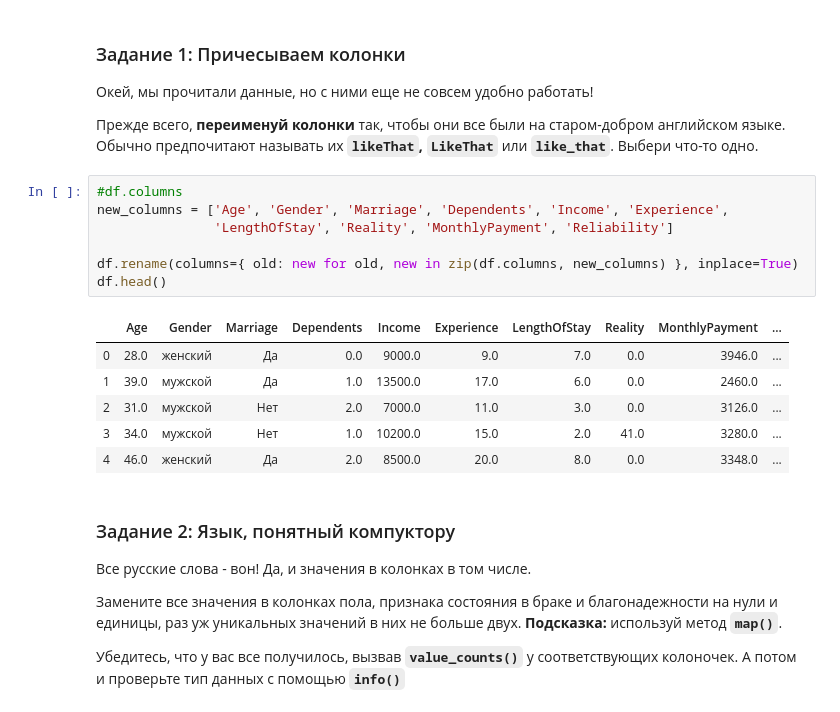
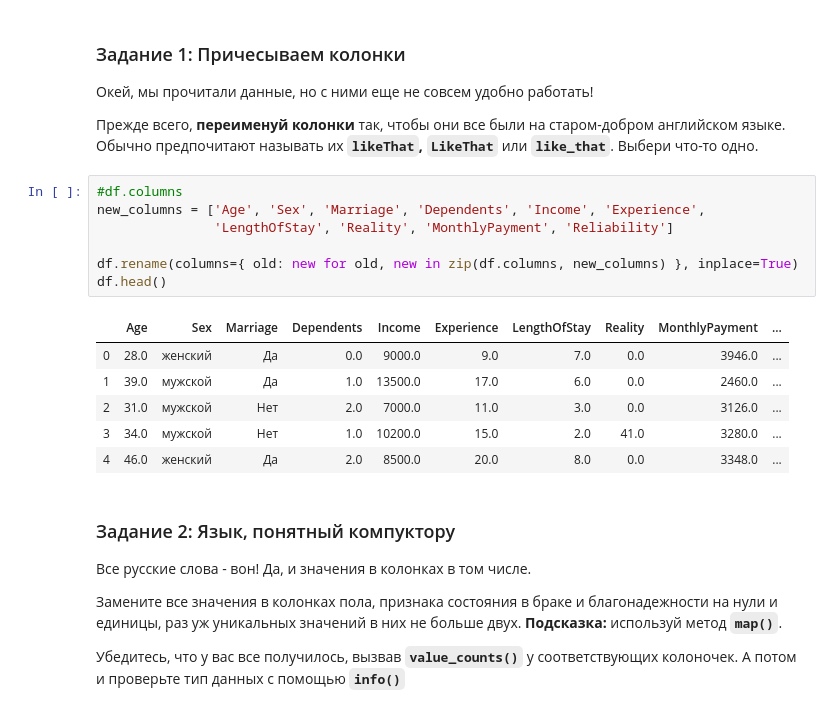
Before and after one commit to Chernysheva5/ML, a Jupyter notebook: Untitled Folder3/assignment.ipynb, the cells around one changed output. Saved outputs shown, nothing was run; the diff lists cells and outputs as text.

```diff
--- a/Untitled Folder3/assignment.ipynb
+++ b/Untitled Folder3/assignment.ipynb
@@ -26,13 +26,13 @@ df.head()
 Прежде всего, __переименуй колонки__ так, чтобы они все были на старом-добром английском языке. Обычно предпочитают называть их __`likeThat`, `LikeThat`__ или __`like_that`__. Выбери что-то одно.
 # %%
 #df.columns
-new_columns = ['Age', 'Gender', 'Marriage', 'Dependents', 'Income', 'Experience',
+new_columns = ['Age', 'Sex', 'Marriage', 'Dependents', 'Income', 'Experience',
                'LengthOfStay', 'Reality', 'MonthlyPayment', 'Reliability']
 
 df.rename(columns={ old: new for old, new in zip(df.columns, new_columns) }, inplace=True)
 df.head()
 # %% [output]
-|  | Age | Gender | Marriage | Dependents | Income | Experience | LengthOfStay | Reality | MonthlyPayment | ... |
+|  | Age | Sex | Marriage | Dependents | Income | Experience | LengthOfStay | Reality | MonthlyPayment | ... |
 | 0 | 28.0 | женский | Да | 0.0 | 9000.0 | 9.0 | 7.0 | 0.0 | 3946.0 | ... |
 | 1 | 39.0 | мужской | Да | 1.0 | 13500.0 | 17.0 | 6.0 | 0.0 | 2460.0 | ... |
 | 2 | 31.0 | мужской | Нет | 2.0 | 7000.0 | 11.0 | 3.0 | 0.0 | 3126.0 | ... |
```
Also changed, not shown: parts of 5 cells of this notebook.
